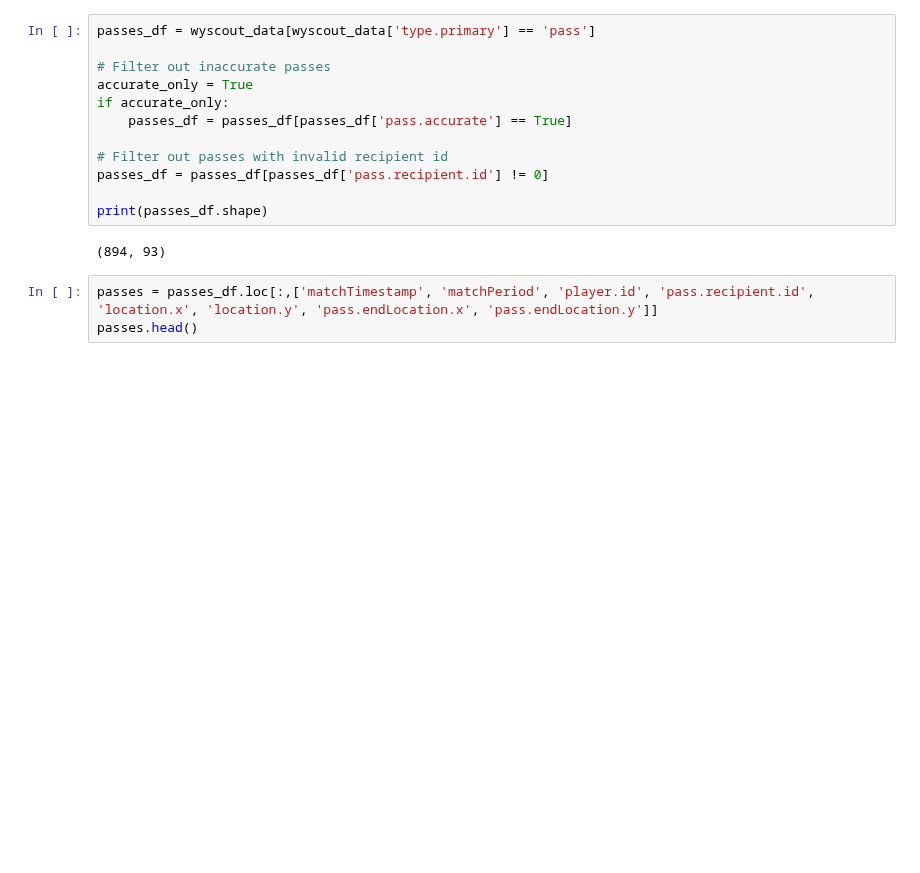
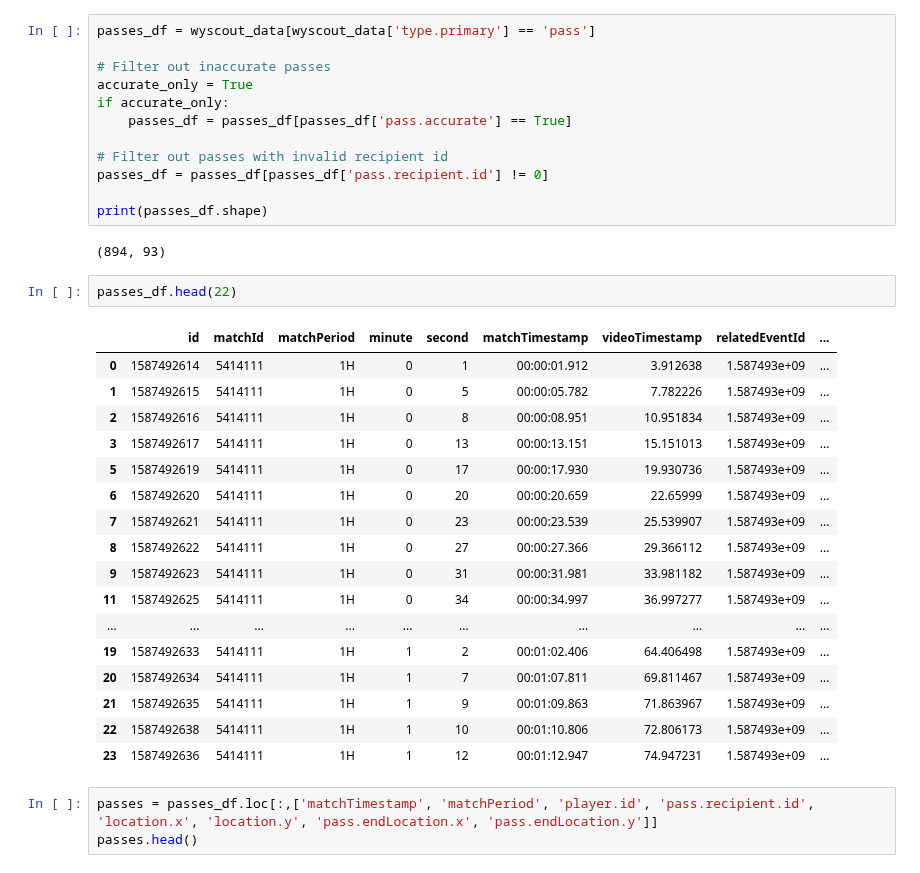
Before and after one commit to ariskoutris/defensive-passing-networks, a Jupyter notebook: src/notebooks/pass_tables.ipynb, the cells around one changed output. Cells and saved outputs as stored; diff of their text form; blank space fills up the shorter version.

```diff
--- a/src/notebooks/pass_tables.ipynb
+++ b/src/notebooks/pass_tables.ipynb
@@ -95,6 +95,26 @@ passes_df = passes_df[passes_df['pass.recipient.id'] != 0]
 print(passes_df.shape)
 # %% [output]
 (894, 93)
+# %%
+passes_df.head(22)
+# %% [output]
+|  | id | matchId | matchPeriod | minute | second | matchTimestamp | videoTimestamp | relatedEventId | ... |
+| 0 | 1587492614 | 5414111 | 1H | 0 | 1 | 00:00:01.912 | 3.912638 | 1.587493e+09 | ... |
+| 1 | 1587492615 | 5414111 | 1H | 0 | 5 | 00:00:05.782 | 7.782226 | 1.587493e+09 | ... |
+| 2 | 1587492616 | 5414111 | 1H | 0 | 8 | 00:00:08.951 | 10.951834 | 1.587493e+09 | ... |
+| 3 | 1587492617 | 5414111 | 1H | 0 | 13 | 00:00:13.151 | 15.151013 | 1.587493e+09 | ... |
+| 5 | 1587492619 | 5414111 | 1H | 0 | 17 | 00:00:17.930 | 19.930736 | 1.587493e+09 | ... |
+| 6 | 1587492620 | 5414111 | 1H | 0 | 20 | 00:00:20.659 | 22.65999 | 1.587493e+09 | ... |
+| 7 | 1587492621 | 5414111 | 1H | 0 | 23 | 00:00:23.539 | 25.539907 | 1.587493e+09 | ... |
+| 8 | 1587492622 | 5414111 | 1H | 0 | 27 | 00:00:27.366 | 29.366112 | 1.587493e+09 | ... |
+| 9 | 1587492623 | 5414111 | 1H | 0 | 31 | 00:00:31.981 | 33.981182 | 1.587493e+09 | ... |
+| 11 | 1587492625 | 5414111 | 1H | 0 | 34 | 00:00:34.997 | 36.997277 | 1.587493e+09 | ... |
+| ... | ... | ... | ... | ... | ... | ... | ... | ... | ... |
+| 19 | 1587492633 | 5414111 | 1H | 1 | 2 | 00:01:02.406 | 64.406498 | 1.587493e+09 | ... |
+| 20 | 1587492634 | 5414111 | 1H | 1 | 7 | 00:01:07.811 | 69.811467 | 1.587493e+09 | ... |
+| 21 | 1587492635 | 5414111 | 1H | 1 | 9 | 00:01:09.863 | 71.863967 | 1.587493e+09 | ... |
+| 22 | 1587492638 | 5414111 | 1H | 1 | 10 | 00:01:10.806 | 72.806173 | 1.587493e+09 | ... |
+| 23 | 1587492636 | 5414111 | 1H | 1 | 12 | 00:01:12.947 | 74.947231 | 1.587493e+09 | ... |
 # %%
 passes = passes_df.loc[:,['matchTimestamp', 'matchPeriod', 'player.id', 'pass.recipient.id', 'location.x', 'location.y', 'pass.endLocation.x', 'pass.endLocation.y']]
 passes.head()
```
Also changed, not shown: parts of 12 cells of this notebook.
